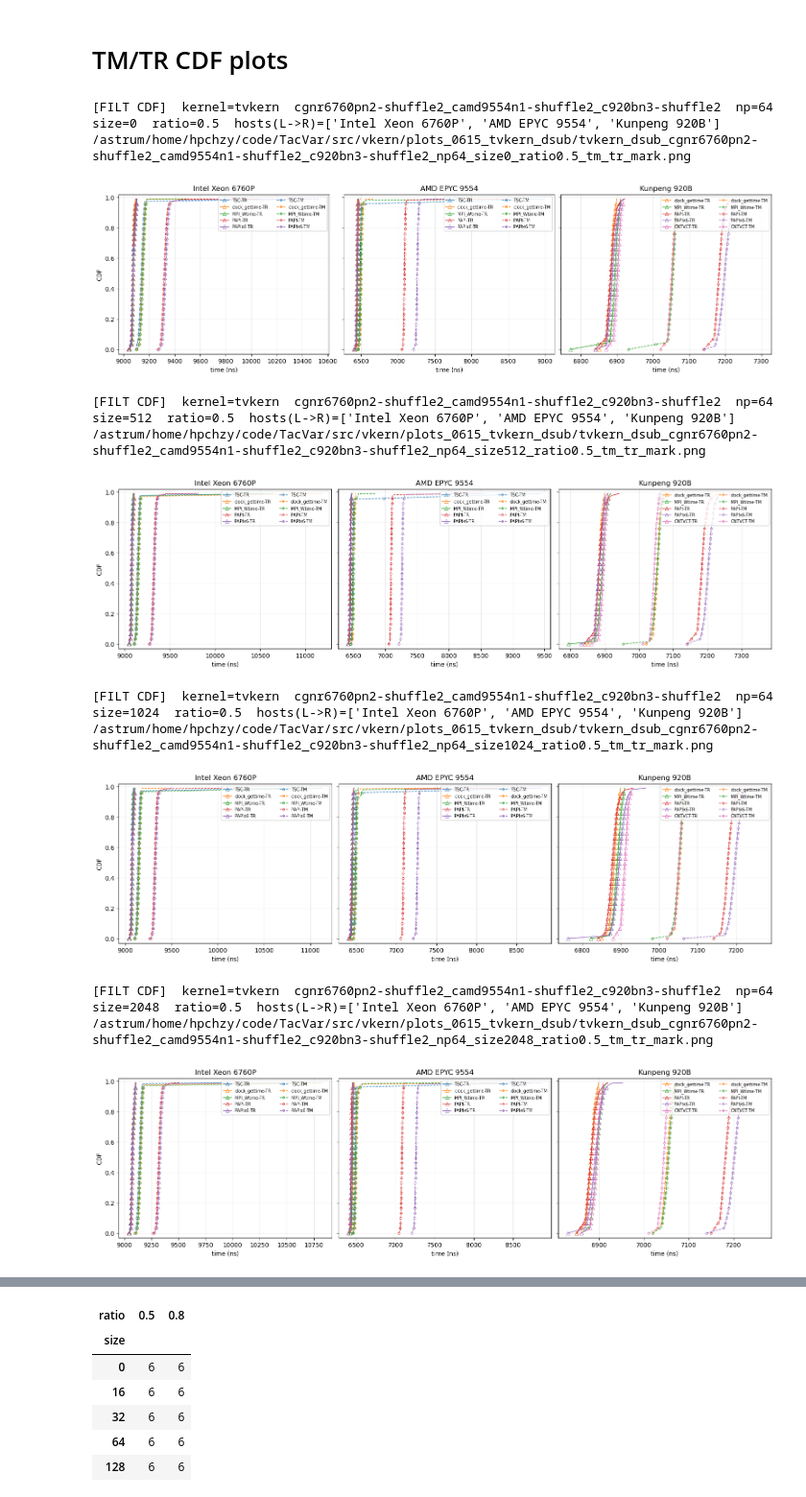
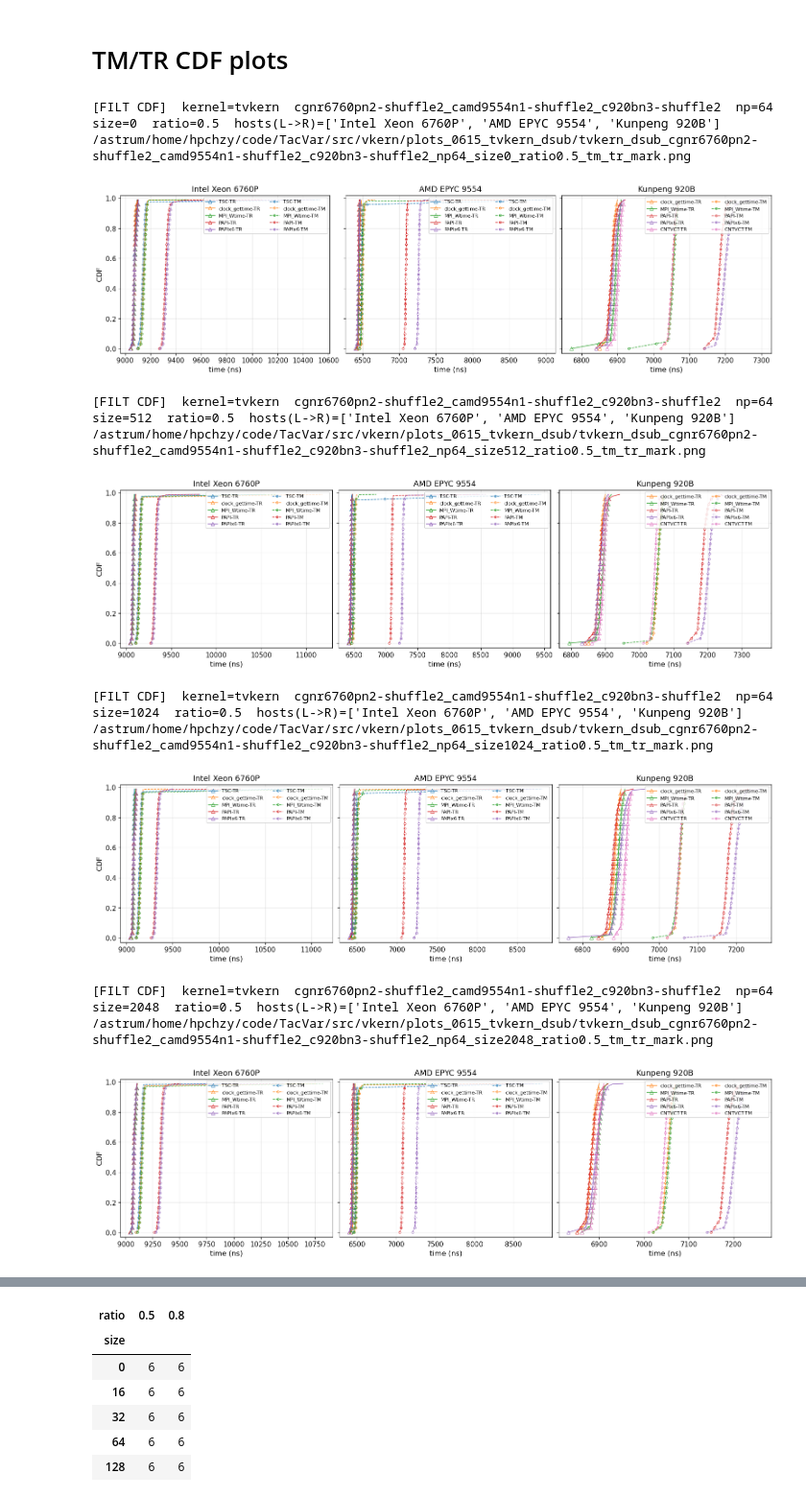
Before and after one commit to HunterHan/TacVar, a Jupyter notebook: src/vkern/plot_entry_filt.tvkern.0615.ipynb, the cells around one changed output, grey strips where cells are left out. Shown at 96% size. Drawn from its saved outputs; the diff is of its cells as text; code cells hidden in the pictures.

```diff
--- a/src/vkern/plot_entry_filt.tvkern.0615.ipynb
+++ b/src/vkern/plot_entry_filt.tvkern.0615.ipynb
@@ -568,6 +568,12 @@ for ratio, ratio_df in df.groupby('ratio', sort=True):
 # %% [markdown]
 # TM/TR CDF plots
 # %%
+# ---- font sizes (tune here) ----
+FILT_TITLE_FONTSIZE  = 13
+FILT_LABEL_FONTSIZE  = 12
+FILT_TICK_FONTSIZE   = 11
+FILT_LEGEND_FONTSIZE = 8
+
 PLOT_SIZES = [0, 512, 1024, 2048, 4096, 8192]
 
 if SAVE_FIG:
@@ -614,46 +620,47 @@ for ratio in sorted(df['ratio'].dropna().unique()):
                     timer = row['timer']
                     color = TIMER_COLORS.get(timer)
                     label = timer_label(timer)
 
                     if row['tm_seq'] is None or row['tr_seq'] is None:
                         continue
 
                     tm_x, tm_y = seq_ecdf(row['tm_seq'])
                     tr_x, tr_y = seq_ecdf(row['tr_seq'])
 
                     tm_me = max(1, len(tm_x) // 30)
                     tr_me = max(1, len(tr_x) // 30)
 
                     ax.plot(tm_x, tm_y, label=f'{label}-TM', color=color, linestyle='--', linewidth=1.0, marker='.', markevery=tm_me, markersize=7, markerfacecolor='none', markeredgewidth=0.7)
                     ax.plot(tr_x, tr_y, label=f'{label}-TR', color=color, linestyle='-', linewidth=1.0, marker='^', markevery=tr_me, markersize=6, markerfacecolor='none', markeredgewidth=0.7)
 
-                ax.set_title(HOST_LABELS.get(host, host))
-                ax.set_xlabel('time (ns)')
+                ax.set_title(HOST_LABELS.get(host, host), fontsize=FILT_TITLE_FONTSIZE)
+                ax.set_xlabel('time (ns)', fontsize=FILT_LABEL_FONTSIZE)
                 ax.set_ylim(-0.03, QUANTILE_DROP + 0.03)
                 ax.grid(True, alpha=0.28)
+                ax.tick_params(axis='both', labelsize=FILT_TICK_FONTSIZE)
                 if ax is axes[0]:
-                    ax.set_ylabel('CDF')
+                    ax.set_ylabel('CDF', fontsize=FILT_LABEL_FONTSIZE)
                 oh, ol = _ordered_tr_tm(ax)
                 if oh:
-                    ax.legend(oh, ol, ncol=2, fontsize=7, loc='upper right')
+                    ax.legend(oh, ol, ncol=2, fontsize=FILT_LEGEND_FONTSIZE, loc='upper right')
 
             if SAVE_FIG:
                 out = OUT_DIR / f'{kernel}_dsub_{SHUFFLE_LABEL}_np{np_val}_size{size}_ratio{ratio:g}_tm_tr_mark.png'
                 fig.savefig(out, dpi=220, bbox_inches='tight')
                 print(out)
             plt.show()
 # %% [output]
 [FILT CDF]  kernel=tvkern  cgnr6760pn2-shuffle2_camd9554n1-shuffle2_c920bn3-shuffle2  np=64  size=0  ratio=0.5  hosts(L->R)=['Intel Xeon 6760P', 'AMD EPYC 9554', 'Kunpeng 920B']
 /astrum/home/hpchzy/code/TacVar/src/vkern/plots_0615_tvkern_dsub/tvkern_dsub_cgnr6760pn2-shuffle2_camd9554n1-shuffle2_c920bn3-shuffle2_np64_size0_ratio0.5_tm_tr_mark.png
-[figure, old version]
+[figure, new version]
 [FILT CDF]  kernel=tvkern  cgnr6760pn2-shuffle2_camd9554n1-shuffle2_c920bn3-shuffle2  np=64  size=512  ratio=0.5  hosts(L->R)=['Intel Xeon 6760P', 'AMD EPYC 9554', 'Kunpeng 920B']
 /astrum/home/hpchzy/code/TacVar/src/vkern/plots_0615_tvkern_dsub/tvkern_dsub_cgnr6760pn2-shuffle2_camd9554n1-shuffle2_c920bn3-shuffle2_np64_size512_ratio0.5_tm_tr_mark.png
-[figure, old version]
+[figure, new version]
 [FILT CDF]  kernel=tvkern  cgnr6760pn2-shuffle2_camd9554n1-shuffle2_c920bn3-shuffle2  np=64  size=1024  ratio=0.5  hosts(L->R)=['Intel Xeon 6760P', 'AMD EPYC 9554', 'Kunpeng 920B']
 /astrum/home/hpchzy/code/TacVar/src/vkern/plots_0615_tvkern_dsub/tvkern_dsub_cgnr6760pn2-shuffle2_camd9554n1-shuffle2_c920bn3-shuffle2_np64_size1024_ratio0.5_tm_tr_mark.png
-[figure, old version]
+[figure, new version]
 [FILT CDF]  kernel=tvkern  cgnr6760pn2-shuffle2_camd9554n1-shuffle2_c920bn3-shuffle2  np=64  size=2048  ratio=0.5  hosts(L->R)=['Intel Xeon 6760P', 'AMD EPYC 9554', 'Kunpeng 920B']
 /astrum/home/hpchzy/code/TacVar/src/vkern/plots_0615_tvkern_dsub/tvkern_dsub_cgnr6760pn2-shuffle2_camd9554n1-shuffle2_c920bn3-shuffle2_np64_size2048_ratio0.5_tm_tr_mark.png
-[figure, old version]
+[figure, new version]
 [FILT CDF]  kernel=tvkern  cgnr6760pn2-shuffle2_camd9554n1-shuffle2_c920bn3-shuffle2  np=64  size=4096  ratio=0.5  hosts(L->R)=['Intel Xeon 6760P', 'AMD EPYC 9554', 'Kunpeng 920B']
 /astrum/home/hpchzy/code/TacVar/src/vkern/plots_0615_tvkern_dsub/tvkern_dsub_cgnr6760pn2-shuffle2_camd9554n1-shuffle2_c920bn3-shuffle2_np64_size4096_ratio0.5_tm_tr_mark.png
```
Also changed, not shown: parts of 1 cell of this notebook, 29 other files.
